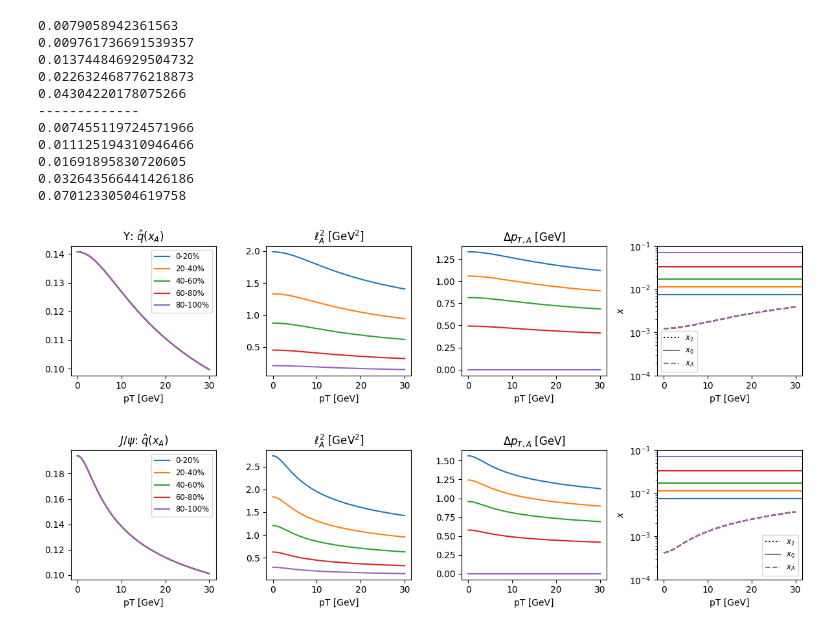
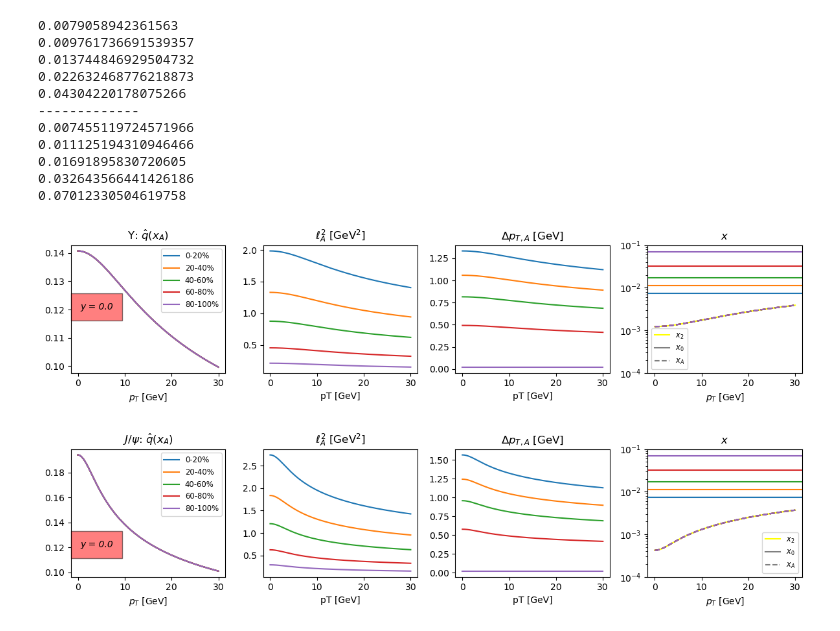
Before and after one commit to sabinthapa100/quenching_integration, a Jupyter notebook: notebooks/02_quenching&transport.ipynb, the cells around one changed output. Drawn from its saved outputs; the diff is of its cells as text; code cells hidden in the pictures.

```diff
--- a/notebooks/02_quenching&transport.ipynb
+++ b/notebooks/02_quenching&transport.ipynb
@@ -31,10 +31,15 @@ P_bottomonia = Particle(family="bottomonia", state="avg")     # average bottomon
 # %%
 # coupling constant provider
 alpha_run = alpha_s_provider(mode="running", loops=4, method="ode")
-# alpha_cst = alpha_s_provider(mode="constant", alpha0=0.326)
-alpha_cst = alpha_s_provider(mode="constant", alpha0=0.50)
+alpha_cst = alpha_s_provider(mode="constant", alpha0=0.326)
+# alpha_cst = alpha_s_provider(mode="constant", alpha0=0.50)
 
 alpha_s = alpha_cst
+
+# alpha = r"\alpha_s(\Delta p_T)"
+# alpha = r"\alpha_s(m_T)"
+# alpha = 0.5
+alpha = 0.326
 # %%
 ## Quenching parameter setting
 qp_base   = QuenchParams(
@@ -42,5 +47,5 @@ qp_base   = QuenchParams(
     LA_fm=L_eff_minbias(gl, "pA"), LB_fm=L_eff_minbias(gl, "pA"),
     lambdaQCD=0.308, roots_GeV=roots,
     alpha_of_mu=alpha_s,
-    alpha_scale="mT"   # matches C++
+    alpha_scale="dpt"  ## mT, or dpt
 )
@@ -180,9 +186,9 @@ for P, label in [(P_bottomonia, r"$\Upsilon$"), (P_charmonia, r"$J/\psi$")]:
     fig, (ax1, ax2, ax3, ax4) = plt.subplots(1, 4, figsize=(12, 3))
 
     # --- Calculate and plot x2 (which is LA-independent) ---
-    x2 = P.xA(y0, pT, roots)
+    x2 = P.x2(y=y0, pT_GeV=pT, roots_GeV=roots)
     # --- CHANGE 1: Add zorder=1 (background) ---
-    ax4.plot(pT, x2, color='black', linestyle=':', label=r'$x_2$', zorder=1)
+    ax4.plot(pT, x2, color='yellow', linestyle='-', label=r'$x_2$', zorder=1)
 
     # --- Iterate over the dictionary's items (key, value) ---
     for bin_label, LA in LA_by_bin.items():
@@ -192,14 +198,14 @@ for P, label in [(P_bottomonia, r"$\Upsilon$"), (P_charmonia, r"$J/\psi$")]:
         xA = np.minimum(x2, x0A)
 
         # Calculate other quantities
-        l2A = _l2(qpar_run, xA, LA)
-        dptA = [dpt_side(qpar_run, xx, LA) for xx in xA]
+        l2A = _l2(qp_base, xA, LA)
+        dptA = [dpt_side(qp_base, xx, LA) for xx in xA]
 
         # Use the 'bin_label' (e.g., '0-20%') for the legend
         legend_label = bin_label
 
         # Plot on the first 3 axes (these are correct)
-        ax1.plot(pT, qhat_of_x(xA, qpar_run.qhat0), label=legend_label)
+        ax1.plot(pT, qhat_of_x(xA, qp_base.qhat0), label=legend_label)
         ax2.plot(pT, l2A, label=legend_label)
         ax3.plot(pT, dptA, label=legend_label)
 
@@ -217,37 +223,38 @@ for P, label in [(P_bottomonia, r"$\Upsilon$"), (P_charmonia, r"$J/\psi$")]:
 
     # Set titles and x-labels
     ax1.set_title(label + r": $\hat q(x_A)$")
-    ax1.set_xlabel("pT [GeV]")
+    ax1.set_xlabel(r"$p_T$ [GeV]")
+    ax1.text(0.5, 0.12, f'y = {y0}', style='italic', bbox={'facecolor': 'red', 'alpha': 0.5, 'pad': 10})
 
     ax2.set_title(r"$\ell_A^2$ [GeV$^2$]")
     ax2.set_xlabel("pT [GeV]")
 
     ax3.set_title(r"$\Delta p_{T,A}$ [GeV]")
     ax3.set_xlabel("pT [GeV]")
 
     # Set title and labels for the new 4th plot
-    ax4.set_xlabel("pT [GeV]")
-    ax4.set_ylabel(r"$x$")
+    ax4.set_xlabel(r"$p_T$ [GeV]")
+    ax4.set_title(r"$x$")
     ax4.set_ylim(1e-4,1e-1)
     ax4.set_yscale("log") # keep the log scale
 
     # --- CHANGE 4: Consolidate centrality legend ---
     # Put a 2-column legend on ax1 and remove the others
     ax1.legend(ncol=1, fontsize='small')
     # ax2.legend() # REMOVED
     # ax3.legend() # REMOVED
 
     # --- FIX 4: Create a custom legend for ax4 ---
     # (This was already correct)
     legend_elements = [
-        Line2D([0], [0], color='black', linestyle=':', label=r'$x_2$'),
+        Line2D([0], [0], color='yellow', linestyle='-', label=r'$x_2$'),
         Line2D([0], [0], color='gray', linestyle='-', label=r'$x_0$'),
         Line2D([0], [0], color='gray', linestyle='--', label=r'$x_A$')
     ]
     ax4.legend(handles=legend_elements, fontsize='small')
 
     plt.tight_layout()
     plt.show()
 # %% [output]
-[figure, old version]
+[figure, new version]
-[figure, old version]
+[figure, new version]
```
Also changed, not shown: parts of 25 cells of this notebook, 29 other files.
